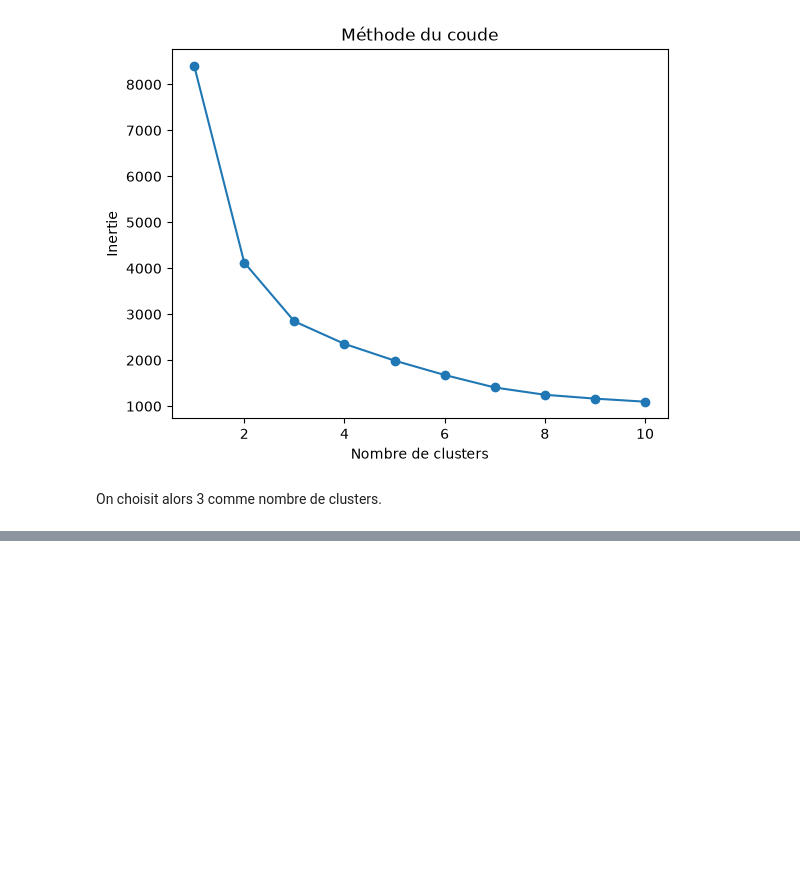
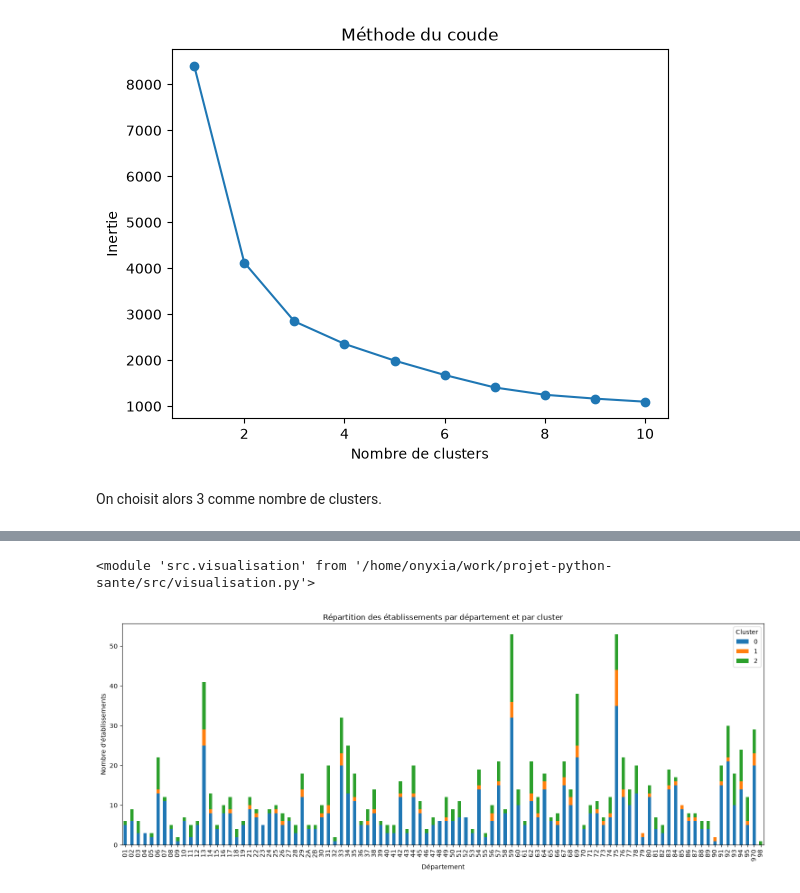
Before and after one commit to ehlld/projet-python-sante, a Jupyter notebook: projet.ipynb, the cells around one changed output, grey strips where cells are left out. Cells and saved outputs as stored; diff of their text form; code cells hidden in the pictures; blank space fills up the shorter version.

Commit message:
partir kmeans : visualisation de la repartition des clusters dans le notebook, ajout dune fonction visualiser_clusters_carte dans visualisation.py

```diff
--- a/projet.ipynb
+++ b/projet.ipynb
@@ -265,0 +297,9 @@ mco_selection["Cluster"] = clusters
+# %%
+# On récupère le FINESS et le departement
+mco_selection["FI"] = mco.loc[mco_selection.index, "FI"].astype(str).str.zfill(9)
+mco_selection["Departement"] = mco_selection["FI"].apply(
+    lambda x: x[:3] if x.startswith("97") else x[:2]
+)
+
+#On vérifie les départements
+print(sorted(mco_selection["Departement"].unique()))
@@ -265,0 +322,9 @@ mco_selection["Cluster"] = clusters
+# %%
+import importlib
+importlib.reload(visualisation)
+# %% [output]
+<module 'src.visualisation' from '/home/onyxia/work/projet-python-sante/src/visualisation.py'>
+# %%
+visualisation.visualiser_clusters_departements(mco_selection)
+# %% [output]
+[figure, added]
```
Also changed, not shown: parts of 10 cells of this notebook, 1 other file.
